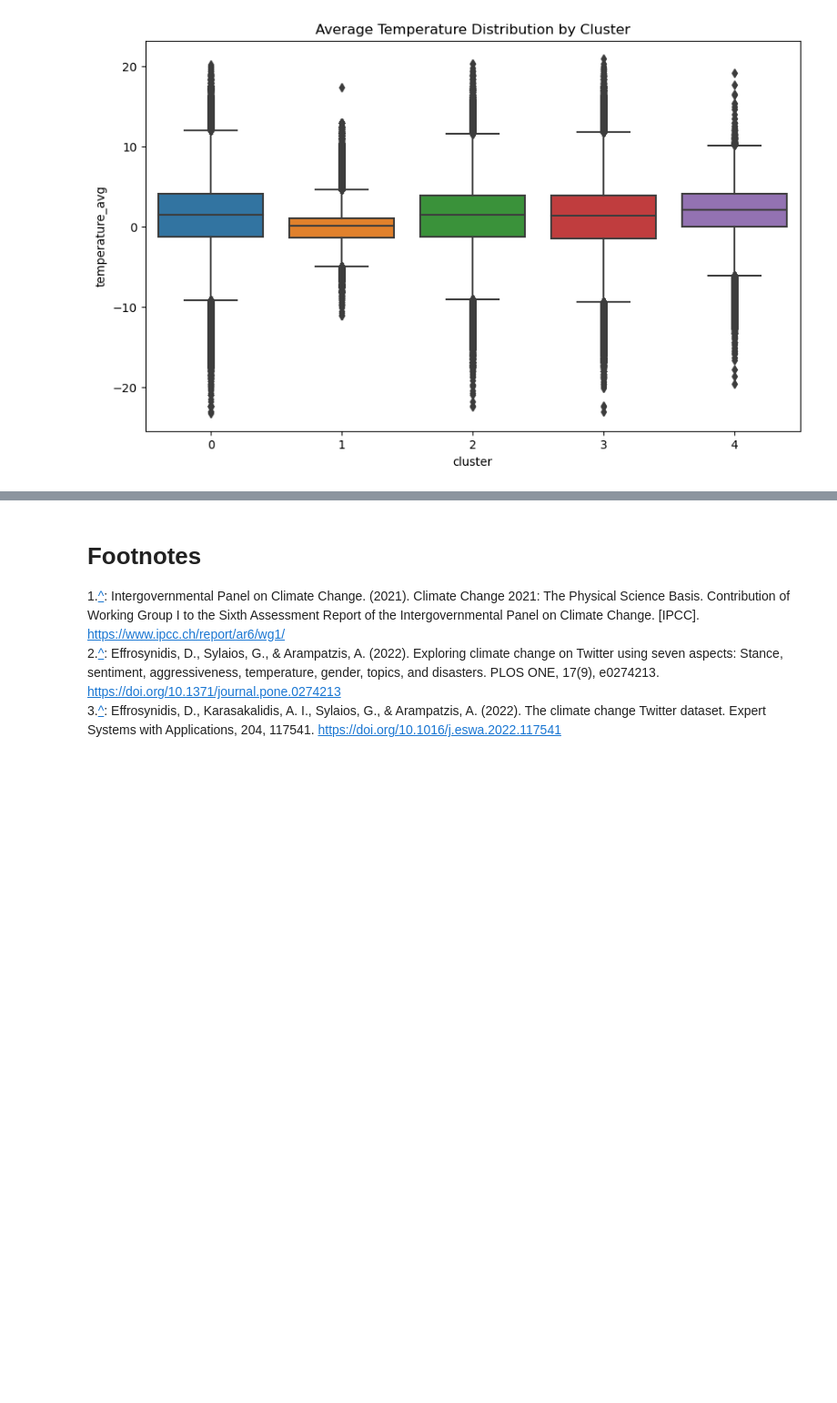
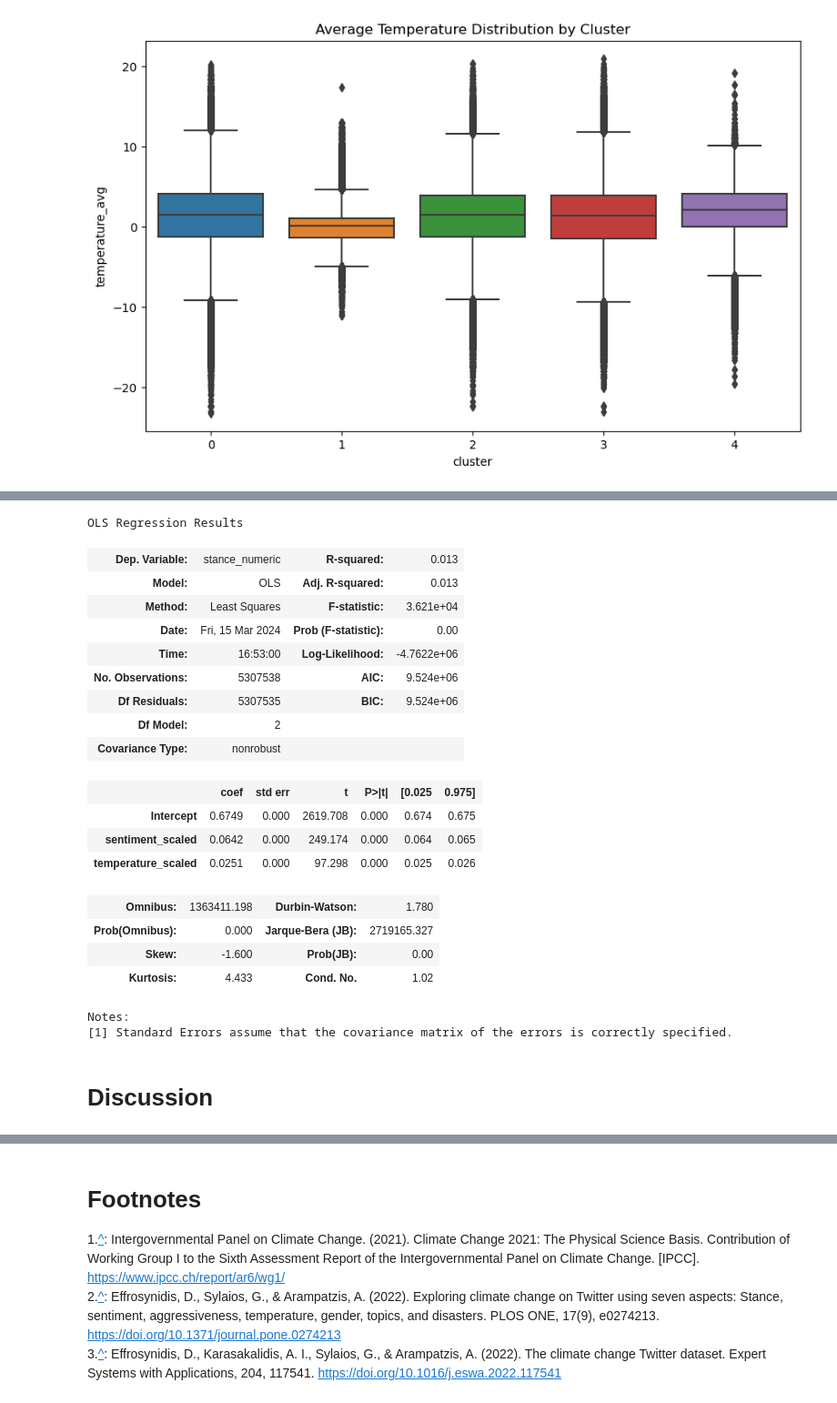
Before and after one commit to Kisha-H/Group-YAQ, a Jupyter notebook: FinalProject_groupXXX.ipynb, the cells around one changed output, grey strips where cells are left out. Shown at 91% size. Saved outputs shown, nothing was run; the diff lists cells and outputs as text; code cells hidden in the pictures; blank space fills up the shorter version.

Commit message:
final discussion and analysis

```diff
--- a/FinalProject_groupXXX.ipynb
+++ b/FinalProject_groupXXX.ipynb
@@ -659,0 +681,34 @@ Maybe you do model selection again, but using a different kind of metric than be
+# %%
+data['sentiment_scaled'] = StandardScaler().fit_transform(data['sentiment'].to_numpy().reshape(-1, 1))
+data['temperature_scaled'] = StandardScaler().fit_transform(data['temperature_avg'].to_numpy().reshape(-1, 1))
+# %%
+y, X = dmatrices('stance_numeric ~ sentiment_scaled + temperature_scaled', data=data, return_type='dataframe')
+# %%
+mod = sm.OLS(y, X)
+# %%
+res = mod.fit()
+# %%
+res.summary()
+# %% [output]
+OLS Regression Results
+| Dep. Variable: | stance_numeric | R-squared: | 0.013 |
+| Model: | OLS | Adj. R-squared: | 0.013 |
+| Method: | Least Squares | F-statistic: | 3.621e+04 |
+| Date: | Fri, 15 Mar 2024 | Prob (F-statistic): | 0.00 |
+| Time: | 16:53:00 | Log-Likelihood: | -4.7622e+06 |
+| No. Observations: | 5307538 | AIC: | 9.524e+06 |
+| Df Residuals: | 5307535 | BIC: | 9.524e+06 |
+| Df Model: | 2 |  |  |
+| Covariance Type: | nonrobust |  |  |
+|  | coef | std err | t | P>|t| | [0.025 | 0.975] |
+| Intercept | 0.6749 | 0.000 | 2619.708 | 0.000 | 0.674 | 0.675 |
+| sentiment_scaled | 0.0642 | 0.000 | 249.174 | 0.000 | 0.064 | 0.065 |
+| temperature_scaled | 0.0251 | 0.000 | 97.298 | 0.000 | 0.025 | 0.026 |
+| Omnibus: | 1363411.198 | Durbin-Watson: | 1.780 |
+| Prob(Omnibus): | 0.000 | Jarque-Bera (JB): | 2719165.327 |
+| Skew: | -1.600 | Prob(JB): | 0.00 |
+| Kurtosis: | 4.433 | Cond. No. | 1.02 |
+Notes:
+[1] Standard Errors assume that the covariance matrix of the errors is correctly specified.
+# %% [markdown]
+# Discussion
```
Also changed, not shown: parts of 25 cells of this notebook, 1 other file.
